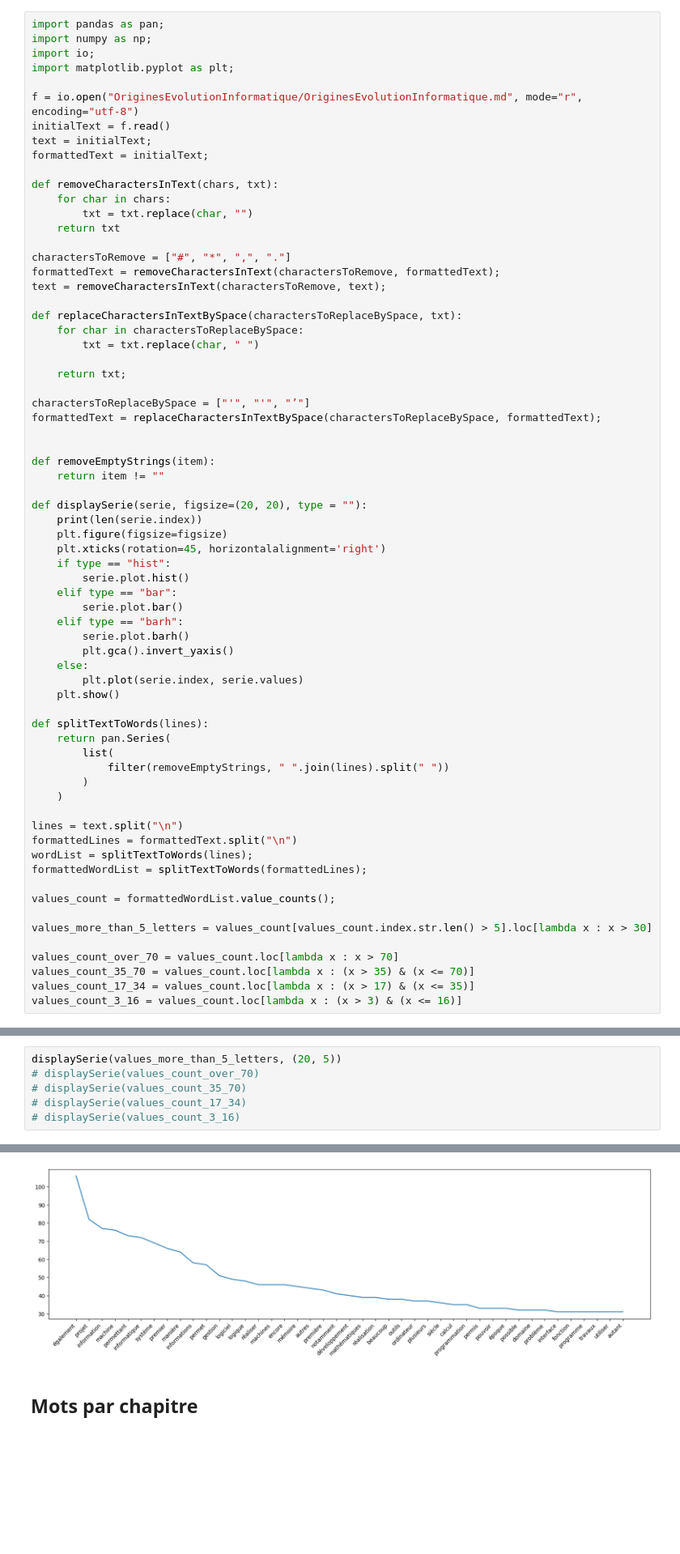
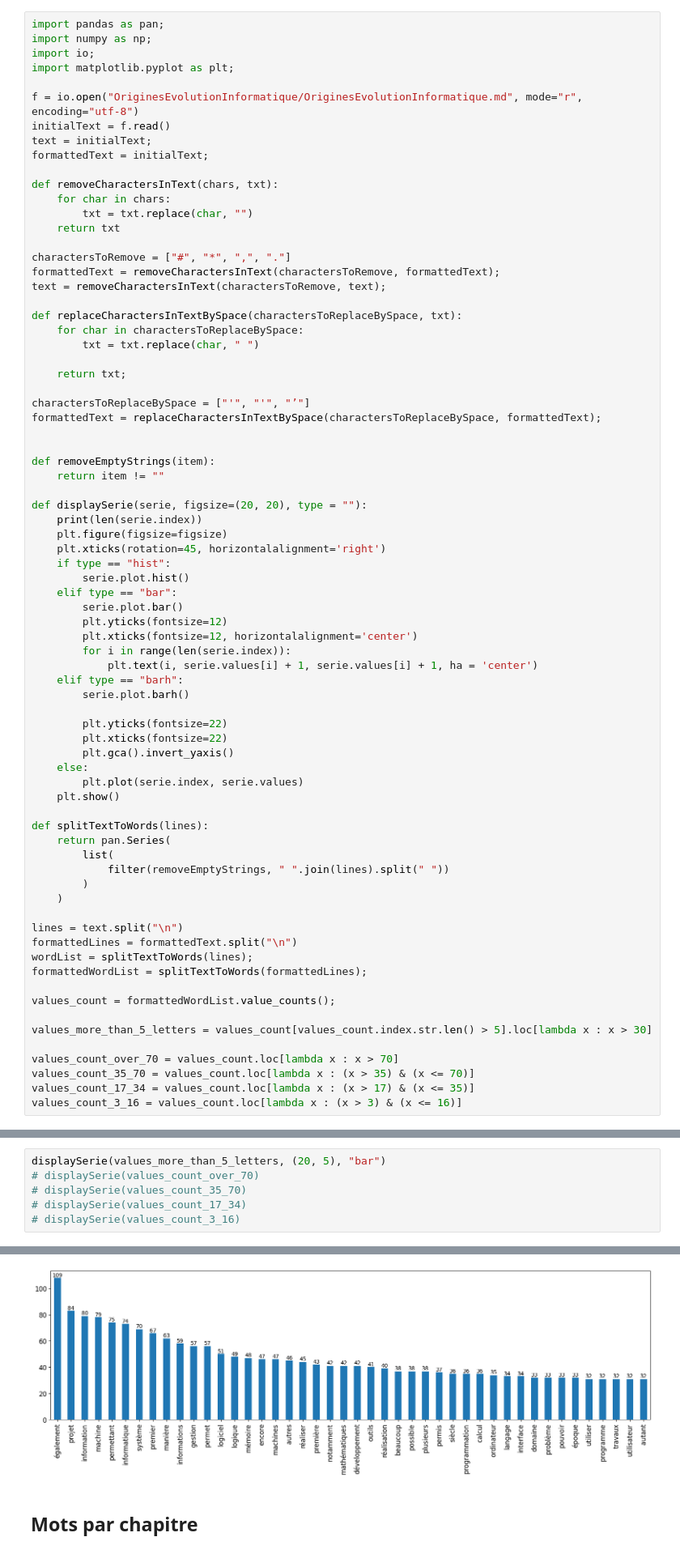
Before and after one commit to Edit-IDE/Histoire-et-Philosophie-de-la-Programmation, a Jupyter notebook: big_data.ipynb, the cells around one changed output, grey strips where cells are left out. Shown at 81% size. Cells and saved outputs as stored; diff of their text form; blank space fills up the shorter version.

```diff
--- a/big_data.ipynb
+++ b/big_data.ipynb
@@ -43,8 +43,15 @@ def displaySerie(serie, figsize=(20, 20), type = ""):
         serie.plot.hist()
     elif type == "bar":
         serie.plot.bar()
+        plt.yticks(fontsize=12)
+        plt.xticks(fontsize=12, horizontalalignment='center')
+        for i in range(len(serie.index)):
+            plt.text(i, serie.values[i] + 1, serie.values[i] + 1, ha = 'center')
     elif type == "barh":
         serie.plot.barh()
+
+        plt.yticks(fontsize=22)
+        plt.xticks(fontsize=22)
         plt.gca().invert_yaxis()
     else:
         plt.plot(serie.index, serie.values)
@@ -77,5 +84,5 @@ Nombre de mots : 45601
 # %%
-displaySerie(values_more_than_5_letters, (20, 5))
+displaySerie(values_more_than_5_letters, (20, 5), "bar")
 # displaySerie(values_count_over_70)
 # displaySerie(values_count_35_70)
 # displaySerie(values_count_17_34)
@@ -85,4 +92,4 @@ displaySerie(values_more_than_5_letters, (20, 5))
-[figure, old version]
+[figure, new version]
 # %% [markdown]
 ## Mots par chapitre
 # %%
```
Also changed, not shown: parts of 3 cells of this notebook, 7 other files.
